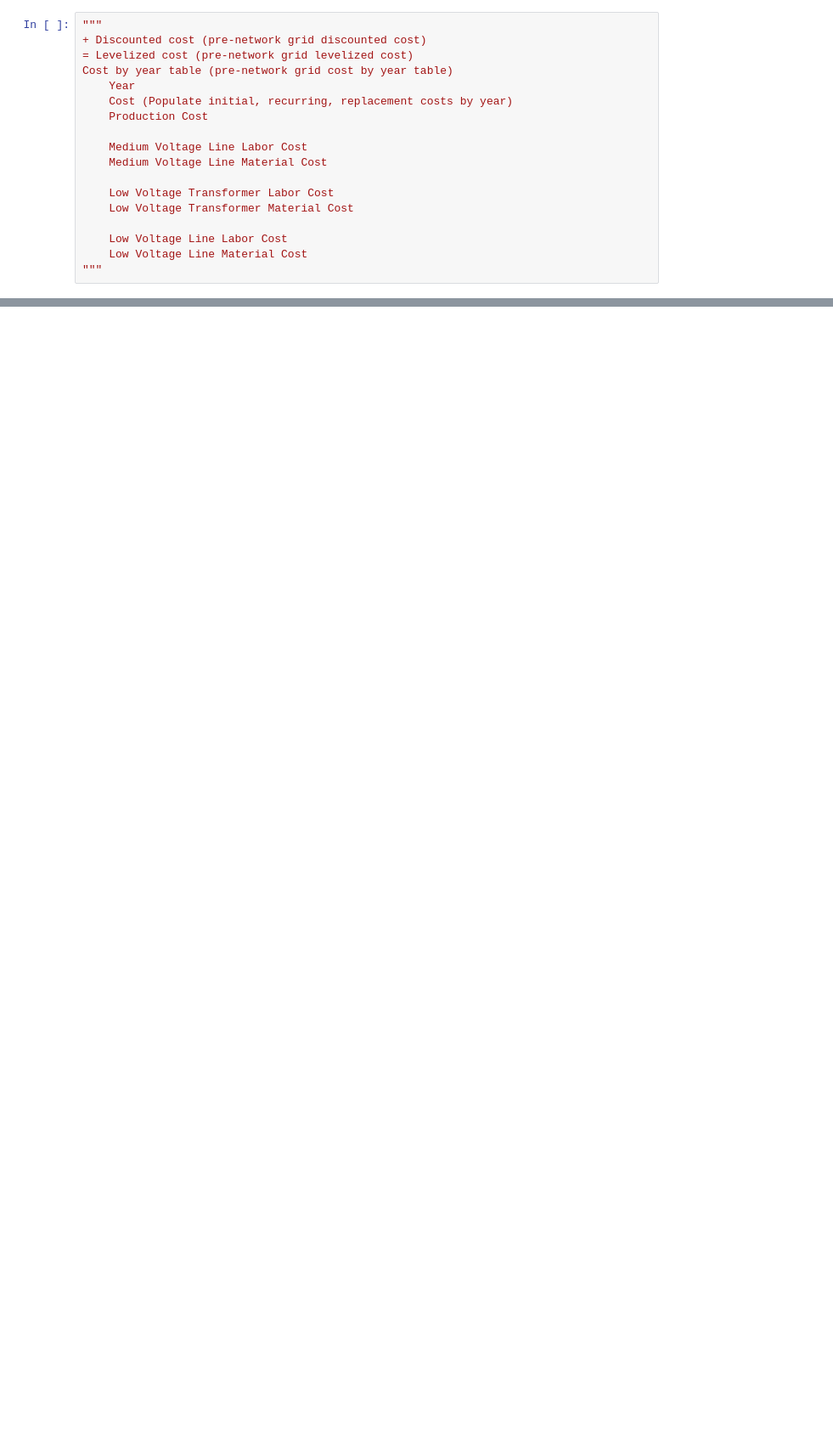
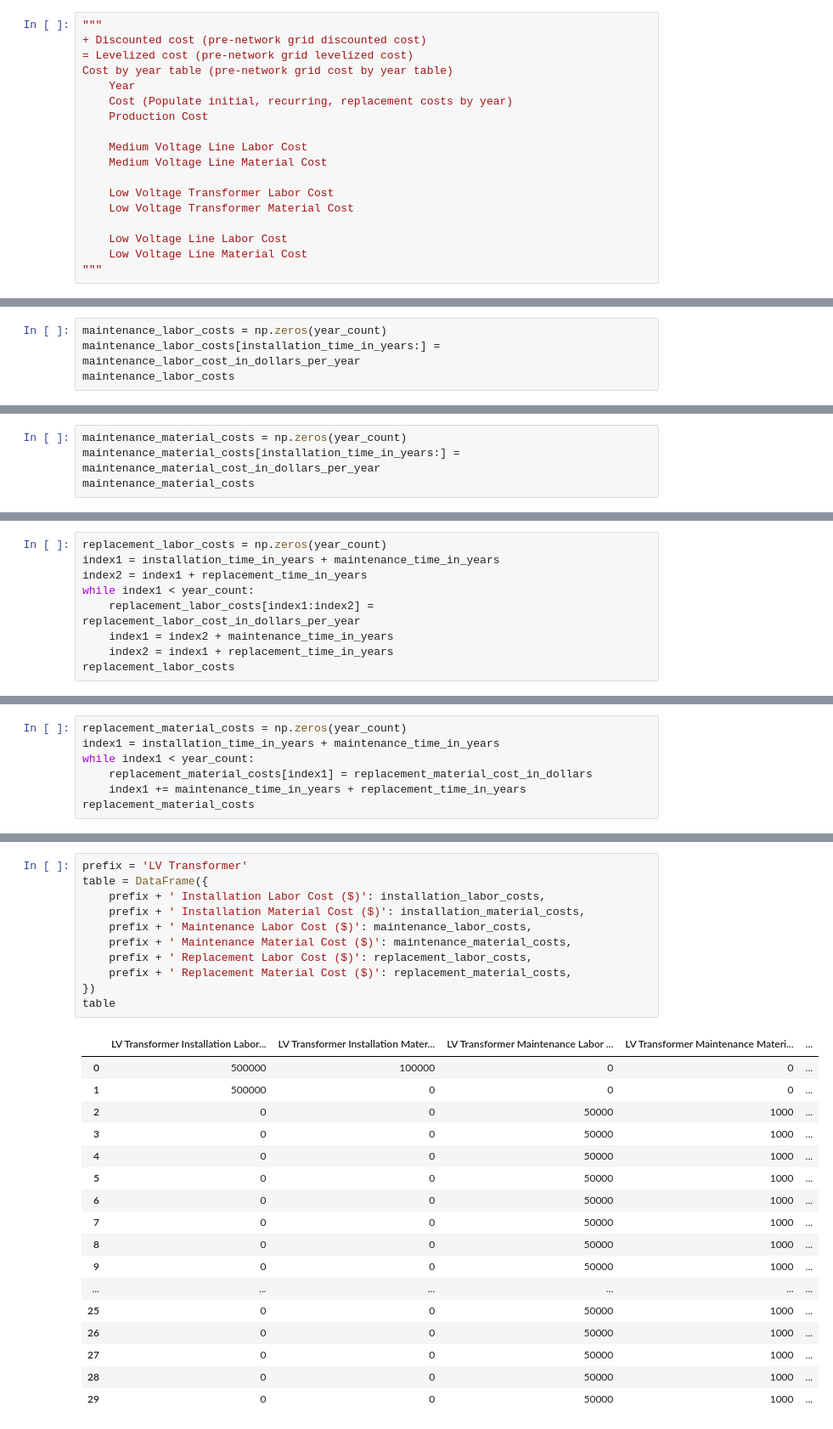
Before and after one commit to SEL-Columbia/infrastructure-planning, a Jupyter notebook: experiments/estimate-electricity-grid-internal-system-nodal-levelized-cost.ipynb, the cells around one changed output, grey strips where cells are left out. Shown at 85% size. Saved outputs shown, nothing was run; the diff lists cells and outputs as text; blank space fills up the shorter version.

```diff
--- a/experiments/estimate-electricity-grid-internal-system-nodal-levelized-cost.ipynb
+++ b/experiments/estimate-electricity-grid-internal-system-nodal-levelized-cost.ipynb
@@ -180,0 +315,4 @@ discounted_cost
+# %%
+maintenance_labor_costs = np.zeros(year_count)
+maintenance_labor_costs[installation_time_in_years:] = maintenance_labor_cost_in_dollars_per_year
+maintenance_labor_costs
@@ -180,0 +325,4 @@ discounted_cost
+# %%
+maintenance_material_costs = np.zeros(year_count)
+maintenance_material_costs[installation_time_in_years:] = maintenance_material_cost_in_dollars_per_year
+maintenance_material_costs
@@ -180,0 +334,9 @@ discounted_cost
+# %%
+replacement_labor_costs = np.zeros(year_count)
+index1 = installation_time_in_years + maintenance_time_in_years
+index2 = index1 + replacement_time_in_years
+while index1 < year_count:
+    replacement_labor_costs[index1:index2] = replacement_labor_cost_in_dollars_per_year
+    index1 = index2 + maintenance_time_in_years
+    index2 = index1 + replacement_time_in_years
+replacement_labor_costs
@@ -180,0 +349,7 @@ discounted_cost
+# %%
+replacement_material_costs = np.zeros(year_count)
+index1 = installation_time_in_years + maintenance_time_in_years
+while index1 < year_count:
+    replacement_material_costs[index1] = replacement_material_cost_in_dollars
+    index1 += maintenance_time_in_years + replacement_time_in_years
+replacement_material_costs
@@ -180,0 +362,29 @@ discounted_cost
+# %%
+prefix = 'LV Transformer'
+table = DataFrame({
+    prefix + ' Installation Labor Cost ($)': installation_labor_costs,
+    prefix + ' Installation Material Cost ($)': installation_material_costs,
+    prefix + ' Maintenance Labor Cost ($)': maintenance_labor_costs,
+    prefix + ' Maintenance Material Cost ($)': maintenance_material_costs,
+    prefix + ' Replacement Labor Cost ($)': replacement_labor_costs,
+    prefix + ' Replacement Material Cost ($)': replacement_material_costs,
+})
+table
+# %% [output]
+|  | LV Transformer Installation Labor... | LV Transformer Installation Mater... | LV Transformer Maintenance Labor ... | LV Transformer Maintenance Materi... | ... |
+| 0 | 500000 | 100000 | 0 | 0 | ... |
+| 1 | 500000 | 0 | 0 | 0 | ... |
+| 2 | 0 | 0 | 50000 | 1000 | ... |
+| 3 | 0 | 0 | 50000 | 1000 | ... |
+| 4 | 0 | 0 | 50000 | 1000 | ... |
+| 5 | 0 | 0 | 50000 | 1000 | ... |
+| 6 | 0 | 0 | 50000 | 1000 | ... |
+| 7 | 0 | 0 | 50000 | 1000 | ... |
+| 8 | 0 | 0 | 50000 | 1000 | ... |
+| 9 | 0 | 0 | 50000 | 1000 | ... |
+| ... | ... | ... | ... | ... | ... |
+| 25 | 0 | 0 | 50000 | 1000 | ... |
+| 26 | 0 | 0 | 50000 | 1000 | ... |
+| 27 | 0 | 0 | 50000 | 1000 | ... |
+| 28 | 0 | 0 | 50000 | 1000 | ... |
+| 29 | 0 | 0 | 50000 | 1000 | ... |
```
Also changed, not shown: parts of 50 cells of this notebook, 5 other files.
